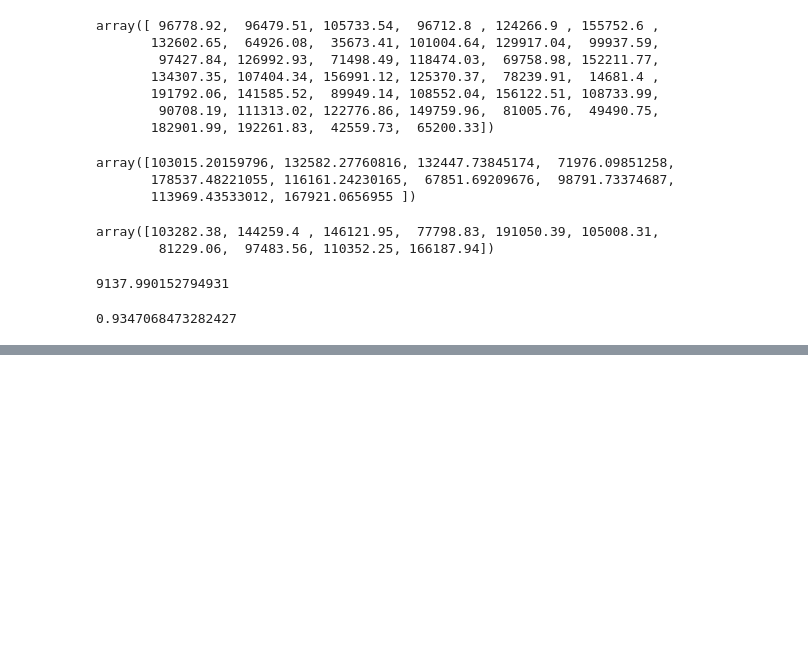
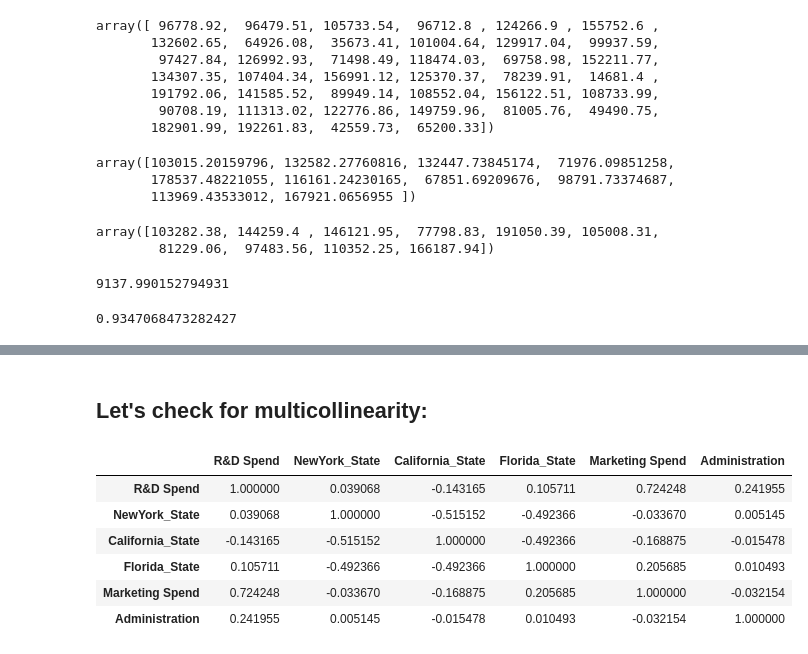
Before and after one commit to sr606/Machine-Learning_Practices, a Jupyter notebook: Shraddha_Assignment_Linear_Regression_Implementation.ipynb, the cells around one changed output, grey strips where cells are left out. Saved outputs shown, nothing was run; the diff lists cells and outputs as text; code cells hidden in the pictures; blank space fills up the shorter version.

```diff
--- a/Shraddha_Assignment_Linear_Regression_Implementation.ipynb
+++ b/Shraddha_Assignment_Linear_Regression_Implementation.ipynb
@@ -229,0 +262,12 @@ r2_score(y_test, y_pred)
+# %% [markdown]
+## Let's check for multicollinearity:
+# %%
+dataset[independent_variables].corr()
+# %% [output]
+|  | R&D Spend | NewYork_State | California_State | Florida_State | Marketing Spend | Administration |
+| R&D Spend | 1.000000 | 0.039068 | -0.143165 | 0.105711 | 0.724248 | 0.241955 |
+| NewYork_State | 0.039068 | 1.000000 | -0.515152 | -0.492366 | -0.033670 | 0.005145 |
+| California_State | -0.143165 | -0.515152 | 1.000000 | -0.492366 | -0.168875 | -0.015478 |
+| Florida_State | 0.105711 | -0.492366 | -0.492366 | 1.000000 | 0.205685 | 0.010493 |
+| Marketing Spend | 0.724248 | -0.033670 | -0.168875 | 0.205685 | 1.000000 | -0.032154 |
+| Administration | 0.241955 | 0.005145 | -0.015478 | 0.010493 | -0.032154 | 1.000000 |
```
Also changed, not shown: parts of 14 cells of this notebook.
